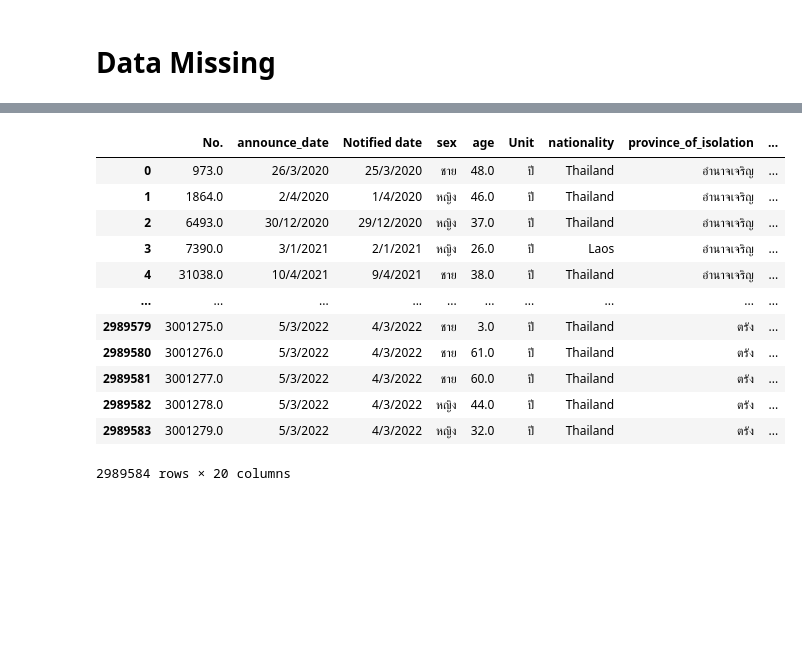
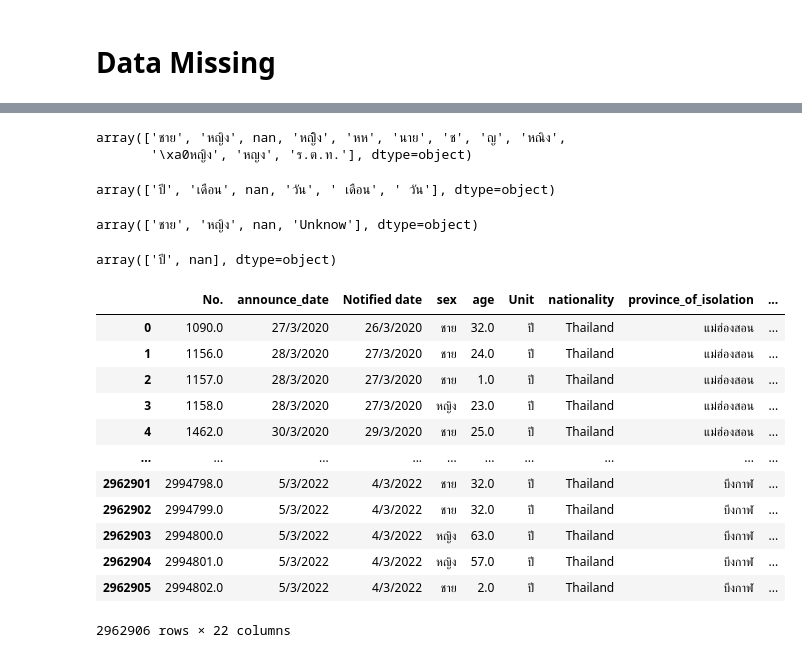
Before and after one commit to ThanikPimpiban/data_viz_2022, a Jupyter notebook: ProjectFinal.ipynb, the cells around one changed output, grey strips where cells are left out. Cells and saved outputs as stored; diff of their text form; code cells hidden in the pictures; blank space fills up the shorter version.

```diff
--- a/ProjectFinal.ipynb
+++ b/ProjectFinal.ipynb
@@ -285,8 +463,8 @@ covid_testing_merge
 | 3004813 | 3004814 | 5/3/2022 | 4/3/2022 | ชาย | NaN | NaN | Thailand | พิษณุโลก | ... |
 3004814 rows × 15 columns
 # %%
-df_all = covid_testing_merge.merge(df_city,how='right',left_on = 'province_of_isolation',right_on = 'จังหวัด')  ## กำหนดตัวแปร df เพื่อเชื่อมตาราง d_fillna และ df_city เข้าด้วยกัน
-df_all ## ดูตาราง df_all
+df_covid = covid_testing_merge.merge(df_city,how='right',left_on = 'province_of_isolation',right_on = 'จังหวัด')  ## กำหนดตัวแปร df เพื่อเชื่อมตาราง d_fillna และ df_city เข้าด้วยกัน
+df_covid ## ดูตาราง df_all
 # %% [output]
 |  | No. | announce_date | Notified date | sex | age | Unit | nationality | province_of_isolation | ... |
 | 0 | 973.0 | 26/3/2020 | 25/3/2020 | ชาย | 48.0 | ปี | Thailand | อำนาจเจริญ | ... |
@@ -301,3 +479,6 @@ df_all ## ดูตาราง df_all
 | 2989582 | 3001278.0 | 5/3/2022 | 4/3/2022 | หญิง | 44.0 | ปี | Thailand | ตรัง | ... |
 | 2989583 | 3001279.0 | 5/3/2022 | 4/3/2022 | หญิง | 32.0 | ปี | Thailand | ตรัง | ... |
 2989584 rows × 20 columns
+# %%
+df_all = df_covid.merge(th_geojson,how='right',left_on = 'จังหวัด',right_on = 'name')
+df_all
@@ -325,21 +520,43 @@ Unnamed: 11                   True
 dtype: bool
+# %%
+df_all['sex'].unique()
+# %% [output]
+array(['ชาย', 'หญิง', nan, 'หญิิง', 'หห', 'นาย', 'ช', 'ญ', 'หณิง',
+       '\xa0หญิง', 'หญง', 'ร.ต.ท.'], dtype=object)
+# %%
+df_all['Unit'].unique()
+# %% [output]
+array(['ปี', 'เดือน', nan, 'วัน', ' เดือน', ' วัน'], dtype=object)
+# %%
+df_all.replace({'ชาย':'ชาย', 'หญิง':'หญิง','นาย':'ชาย', 'ร.ต.ท.':'ชาย', 'หญิิง':'หญิง', 'หญง':'หญิง', '\xa0หญิง':'หญิง',
+       'ช':'ชาย', 'ญ':'หญิง', 'หณิง':'หญิง', 'หห':'Unknow'},inplace=True)
+# %%
+df_all.replace({'ปี':'ปี', 'เดือน':'ปี', 'วัน':'ปี', ' เดือน':'ปี', ' วัน':'ปี'},inplace=True)
+# %%
+df_all['sex'].unique()
+# %% [output]
+array(['ชาย', 'หญิง', nan, 'Unknow'], dtype=object)
+# %%
+df_all['Unit'].unique()
+# %% [output]
+array(['ปี', nan], dtype=object)
 # %%
-df_no_missing = df_all.fillna('ไม่รู้')
+df_no_missing = df_all.fillna('ไม่ทราบค่า')
 df_no_missing
 # %% [output]
 |  | No. | announce_date | Notified date | sex | age | Unit | nationality | province_of_isolation | ... |
-| 0 | 973.0 | 26/3/2020 | 25/3/2020 | ชาย | 48.0 | ปี | Thailand | อำนาจเจริญ | ... |
-| 1 | 1864.0 | 2/4/2020 | 1/4/2020 | หญิง | 46.0 | ปี | Thailand | อำนาจเจริญ | ... |
-| 2 | 6493.0 | 30/12/2020 | 29/12/2020 | หญิง | 37.0 | ปี | Thailand | อำนาจเจริญ | ... |
-| 3 | 7390.0 | 3/1/2021 | 2/1/2021 | หญิง | 26.0 | ปี | Laos | อำนาจเจริญ | ... |
-| 4 | 31038.0 | 10/4/2021 | 9/4/2021 | ชาย | 38.0 | ปี | Thailand | อำนาจเจริญ | ... |
+| 0 | 1090.0 | 27/3/2020 | 26/3/2020 | ชาย | 32.0 | ปี | Thailand | แม่ฮ่องสอน | ... |
+| 1 | 1156.0 | 28/3/2020 | 27/3/2020 | ชาย | 24.0 | ปี | Thailand | แม่ฮ่องสอน | ... |
+| 2 | 1157.0 | 28/3/2020 | 27/3/2020 | ชาย | 1.0 | ปี | Thailand | แม่ฮ่องสอน | ... |
+| 3 | 1158.0 | 28/3/2020 | 27/3/2020 | หญิง | 23.0 | ปี | Thailand | แม่ฮ่องสอน | ... |
+| 4 | 1462.0 | 30/3/2020 | 29/3/2020 | ชาย | 25.0 | ปี | Thailand | แม่ฮ่องสอน | ... |
 | ... | ... | ... | ... | ... | ... | ... | ... | ... | ... |
-| 2989579 | 3001275.0 | 5/3/2022 | 4/3/2022 | ชาย | 3.0 | ปี | Thailand | ตรัง | ... |
-| 2989580 | 3001276.0 | 5/3/2022 | 4/3/2022 | ชาย | 61.0 | ปี | Thailand | ตรัง | ... |
-| 2989581 | 3001277.0 | 5/3/2022 | 4/3/2022 | ชาย | 60.0 | ปี | Thailand | ตรัง | ... |
-| 2989582 | 3001278.0 | 5/3/2022 | 4/3/2022 | หญิง | 44.0 | ปี | Thailand | ตรัง | ... |
-| 2989583 | 3001279.0 | 5/3/2022 | 4/3/2022 | หญิง | 32.0 | ปี | Thailand | ตรัง | ... |
+| 2962901 | 2994798.0 | 5/3/2022 | 4/3/2022 | ชาย | 32.0 | ปี | Thailand | บึงกาฬ | ... |
+| 2962902 | 2994799.0 | 5/3/2022 | 4/3/2022 | ชาย | 32.0 | ปี | Thailand | บึงกาฬ | ... |
+| 2962903 | 2994800.0 | 5/3/2022 | 4/3/2022 | หญิง | 63.0 | ปี | Thailand | บึงกาฬ | ... |
+| 2962904 | 2994801.0 | 5/3/2022 | 4/3/2022 | หญิง | 57.0 | ปี | Thailand | บึงกาฬ | ... |
+| 2962905 | 2994802.0 | 5/3/2022 | 4/3/2022 | ชาย | 2.0 | ปี | Thailand | บึงกาฬ | ... |
-2989584 rows × 20 columns
+2962906 rows × 22 columns
 # %%
 df_no_missing.isnull().any()
 # %% [output]
```
Also changed, not shown: parts of 14 cells of this notebook.
